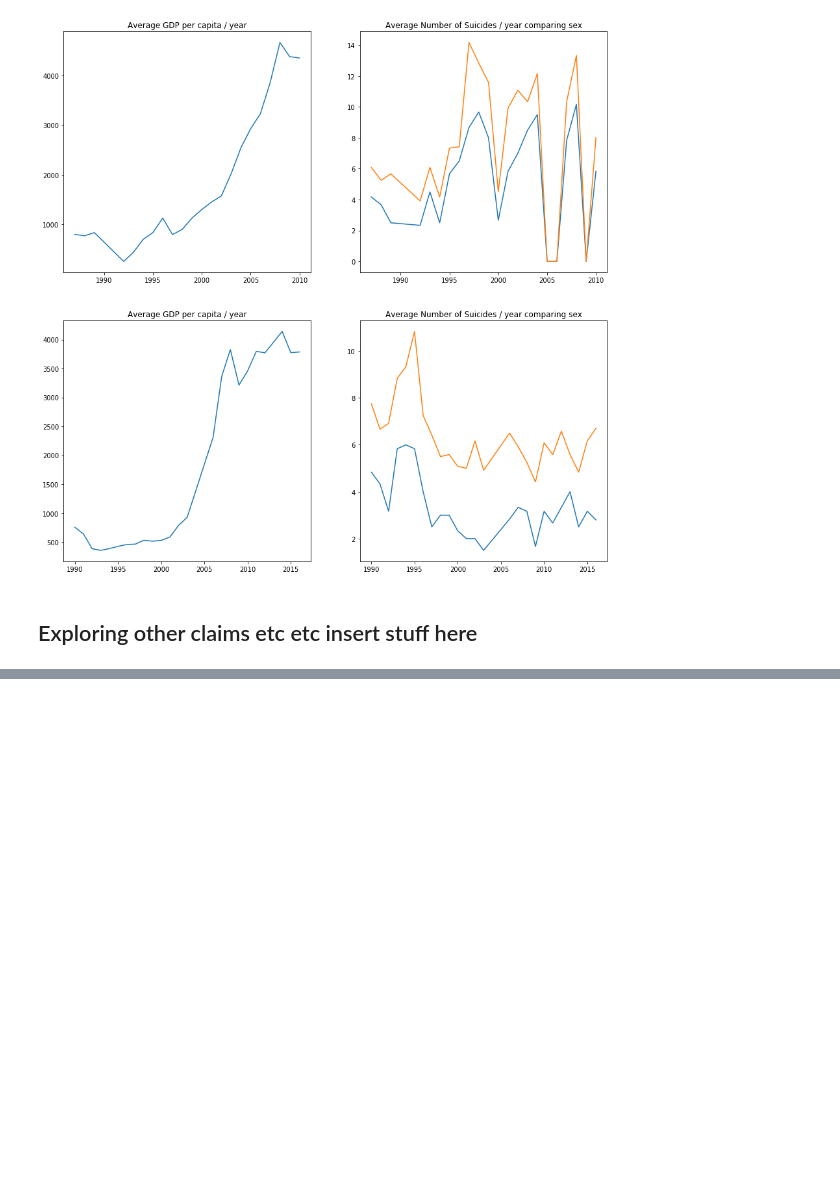
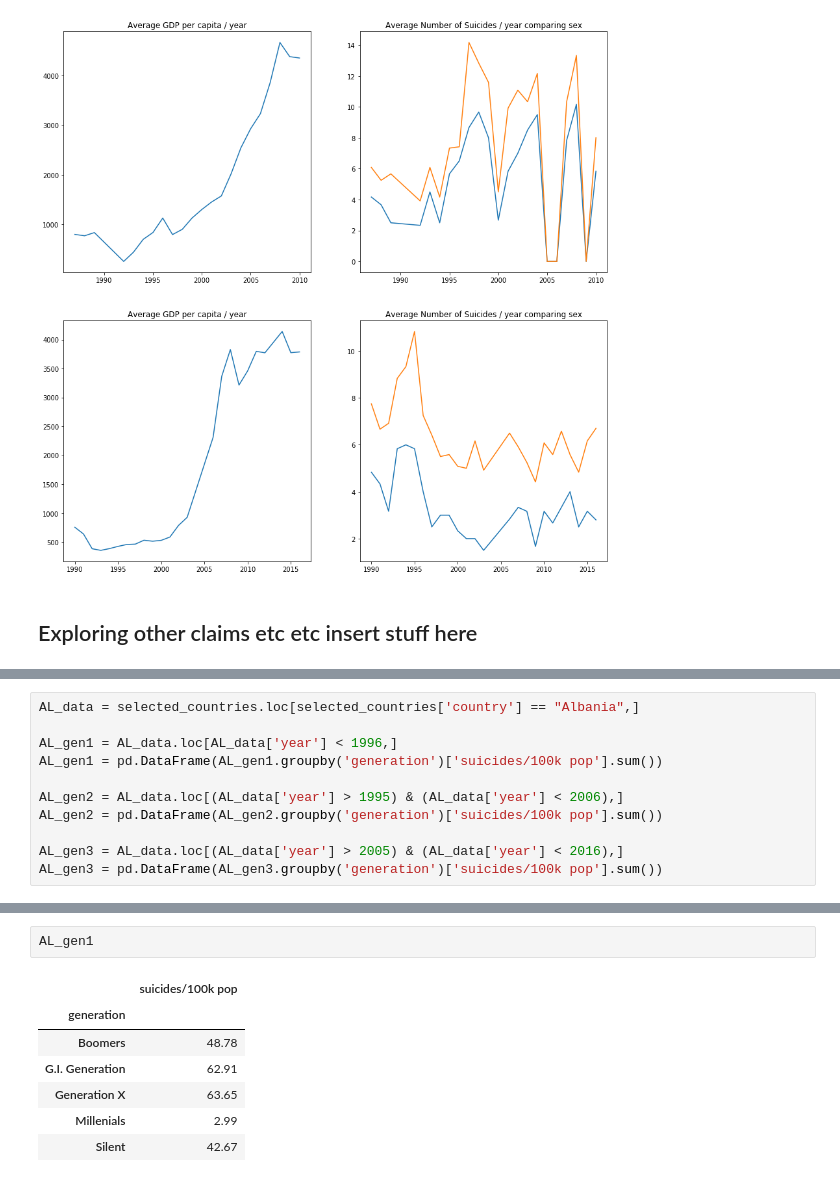
Before and after one commit to edalrami/anlt232_hw1, a Jupyter notebook: hw1.ipynb, the cells around one changed output, grey strips where cells are left out. Cells and saved outputs as stored; diff of their text form; blank space fills up the shorter version.

```diff
--- a/hw1.ipynb
+++ b/hw1.ipynb
@@ -257,0 +263,11 @@ plt.plot(data[(data['country'].str.contains('Armenia'))
+# %%
+AL_data = selected_countries.loc[selected_countries['country'] == "Albania",]
+
+AL_gen1 = AL_data.loc[AL_data['year'] < 1996,]
+AL_gen1 = pd.DataFrame(AL_gen1.groupby('generation')['suicides/100k pop'].sum())
+
+AL_gen2 = AL_data.loc[(AL_data['year'] > 1995) & (AL_data['year'] < 2006),]
+AL_gen2 = pd.DataFrame(AL_gen2.groupby('generation')['suicides/100k pop'].sum())
+
+AL_gen3 = AL_data.loc[(AL_data['year'] > 2005) & (AL_data['year'] < 2016),]
+AL_gen3 = pd.DataFrame(AL_gen3.groupby('generation')['suicides/100k pop'].sum())
@@ -257,0 +305,10 @@ plt.plot(data[(data['country'].str.contains('Armenia'))
+# %%
+AL_gen1
+# %% [output]
+|  | suicides/100k pop |
+| generation |  |
+| Boomers | 48.78 |
+| G.I. Generation | 62.91 |
+| Generation X | 63.65 |
+| Millenials | 2.99 |
+| Silent | 42.67 |
```
Also changed, not shown: parts of 13 cells of this notebook, 1 other file.
